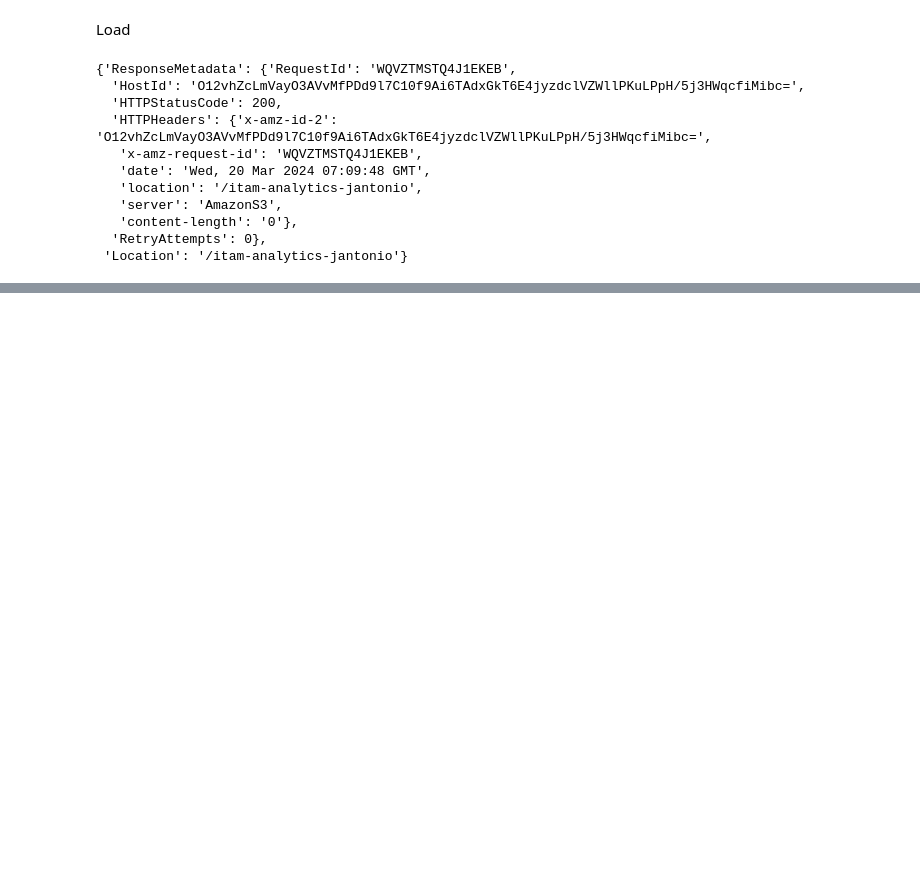
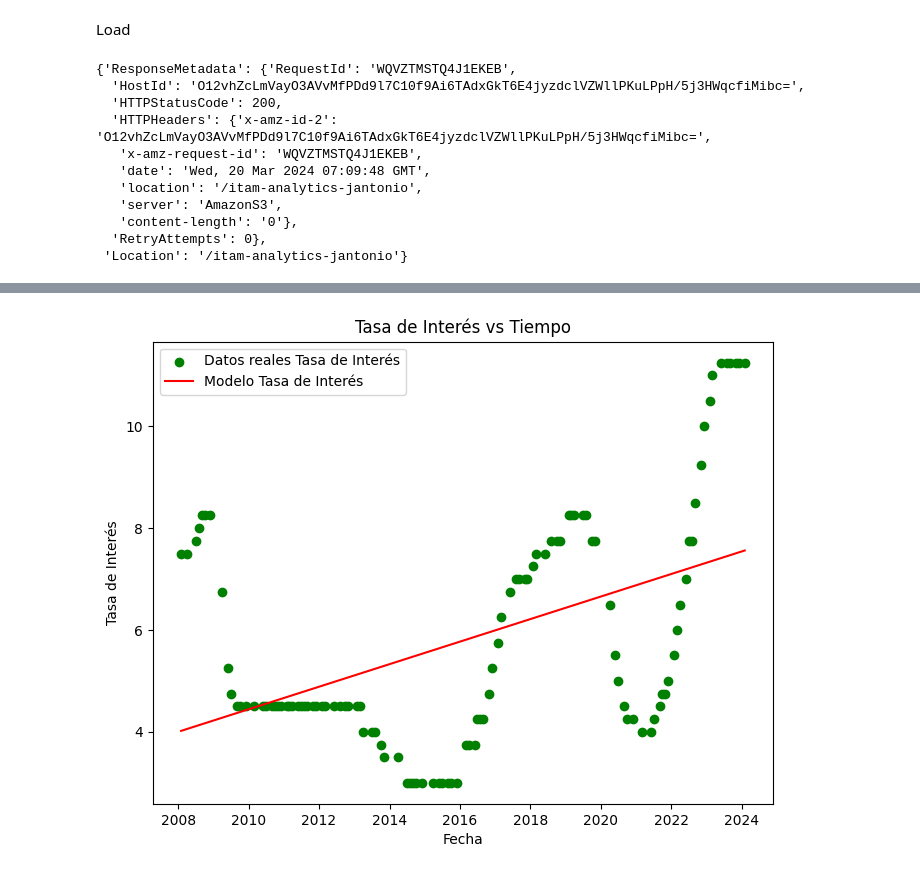
Before and after one commit to AntonioIQ/MX_Econo_Insights, a Jupyter notebook: notebooks/ETLs.ipynb, the cells around one changed output, grey strips where cells are left out. Cells and saved outputs as stored; diff of their text form; code cells hidden in the pictures; blank space fills up the shorter version.

```diff
--- a/notebooks/ETLs.ipynb
+++ b/notebooks/ETLs.ipynb
@@ -211,0 +431,5 @@ s3.upload_file(Filename="../data/processed/tipo_de_cambio.csv", Bucket=BUCKET_NA
+# %%
+# Regresión para tasa_de_interes
+y_tasa_interes = tbl_econo_insights['tasa_de_interes']
+modelo_tasa_interes = sm.OLS(y_tasa_interes, X).fit()
+print(modelo_tasa_interes.summary())
@@ -211,0 +492,13 @@ s3.upload_file(Filename="../data/processed/tipo_de_cambio.csv", Bucket=BUCKET_NA
+# %%
+
+# Tasa de Interés
+plt.figure(figsize=(8, 6))
+plt.scatter(tbl_econo_insights.index, y_tasa_interes, color='green', label='Datos reales Tasa de Interés')
+plt.plot(tbl_econo_insights.index, modelo_tasa_interes.predict(), color='red', label='Modelo Tasa de Interés')
+plt.xlabel('Fecha')
+plt.ylabel('Tasa de Interés')
+plt.title('Tasa de Interés vs Tiempo')
+plt.legend()
+plt.show()
+# %% [output]
+[figure, added]
```
Also changed, not shown: parts of 31 cells of this notebook, 2 other files.
